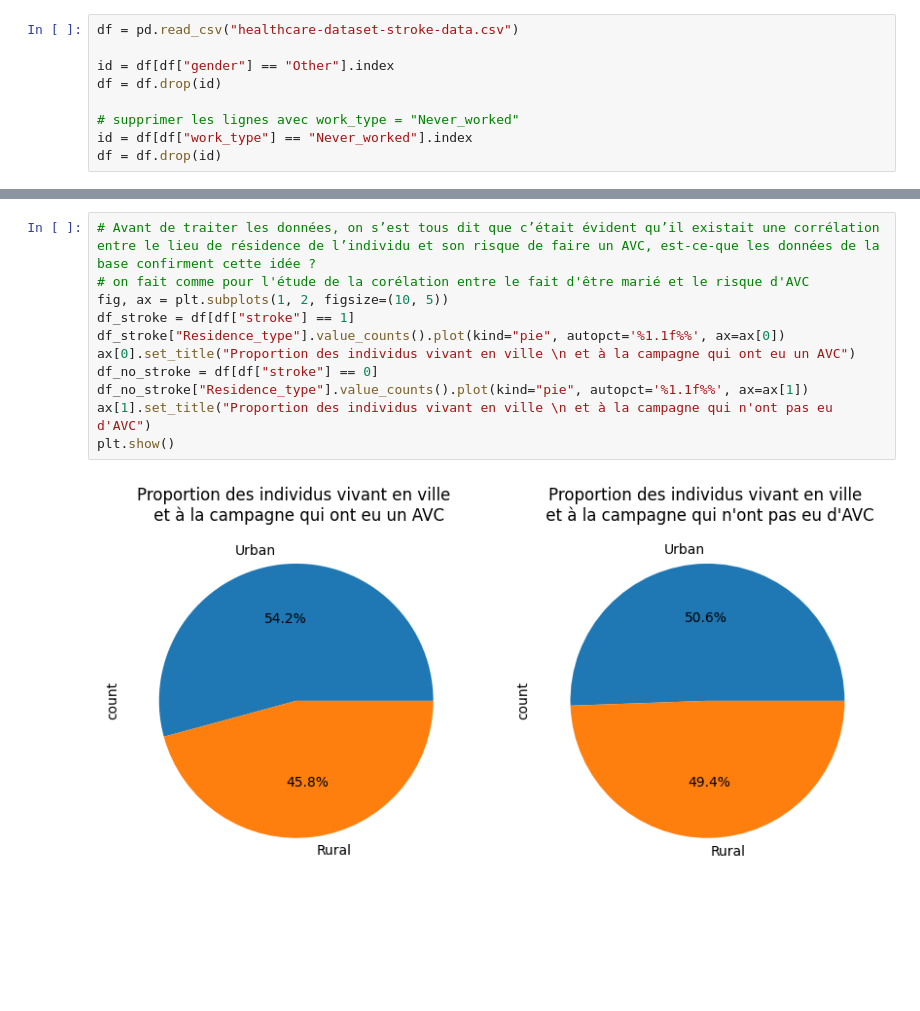
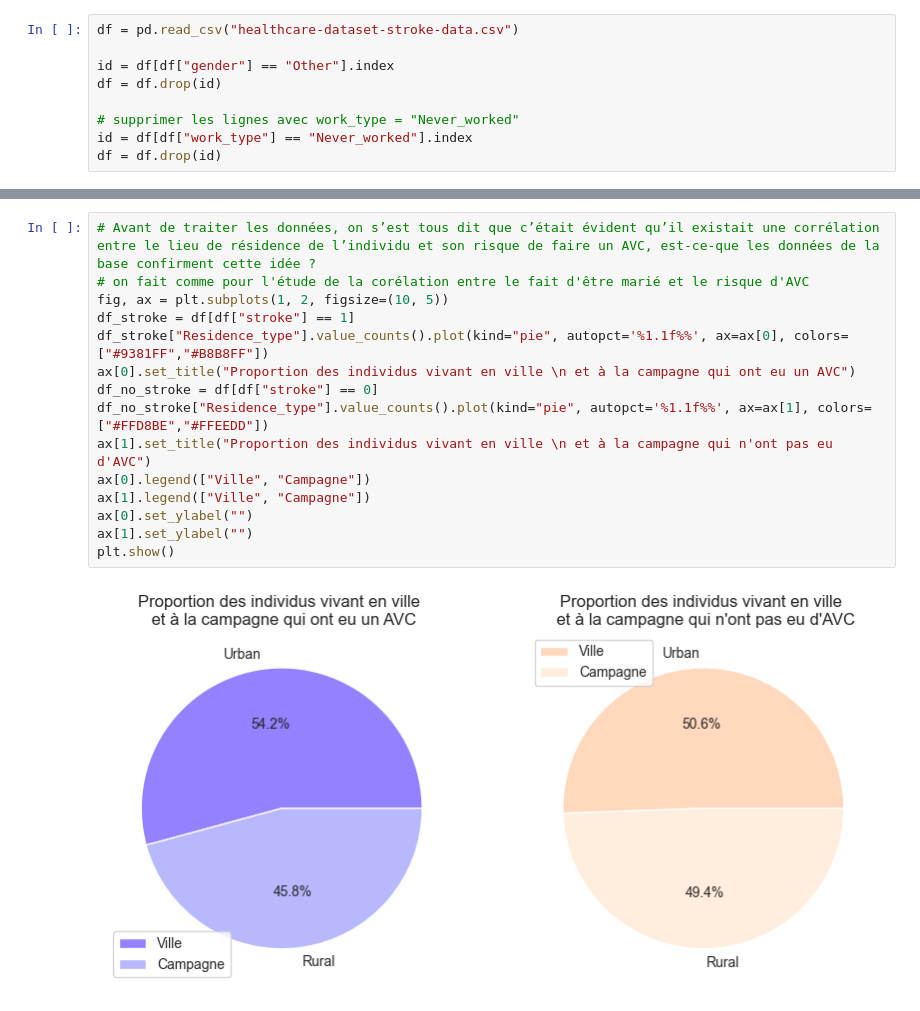
Before and after one commit to VpourVictor/DATA_Visualisation, a Jupyter notebook: Lili.ipynb, the cells around one changed output, grey strips where cells are left out. Cells and saved outputs as stored; diff of their text form; blank space fills up the shorter version.

```diff
--- a/Lili.ipynb
+++ b/Lili.ipynb
@@ -95,14 +96,18 @@ plt.show()
 # %%
 # Avant de traiter les données, on s’est tous dit que c’était évident qu’il existait une corrélation entre le lieu de résidence de l’individu et son risque de faire un AVC, est-ce-que les données de la base confirment cette idée ?
 # on fait comme pour l'étude de la corélation entre le fait d'être marié et le risque d'AVC
 fig, ax = plt.subplots(1, 2, figsize=(10, 5))
 df_stroke = df[df["stroke"] == 1]
-df_stroke["Residence_type"].value_counts().plot(kind="pie", autopct='%1.1f%%', ax=ax[0])
+df_stroke["Residence_type"].value_counts().plot(kind="pie", autopct='%1.1f%%', ax=ax[0], colors=["#9381FF","#B8B8FF"])
 ax[0].set_title("Proportion des individus vivant en ville \n et à la campagne qui ont eu un AVC")
 df_no_stroke = df[df["stroke"] == 0]
-df_no_stroke["Residence_type"].value_counts().plot(kind="pie", autopct='%1.1f%%', ax=ax[1])
+df_no_stroke["Residence_type"].value_counts().plot(kind="pie", autopct='%1.1f%%', ax=ax[1], colors=["#FFD8BE","#FFEEDD"])
 ax[1].set_title("Proportion des individus vivant en ville \n et à la campagne qui n'ont pas eu d'AVC")
+ax[0].legend(["Ville", "Campagne"])
+ax[1].legend(["Ville", "Campagne"])
+ax[0].set_ylabel("")
+ax[1].set_ylabel("")
 plt.show()
 # %% [output]
-[figure, old version]
+[figure, new version]
 # %%
```
Also changed, not shown: parts of 6 cells of this notebook.
